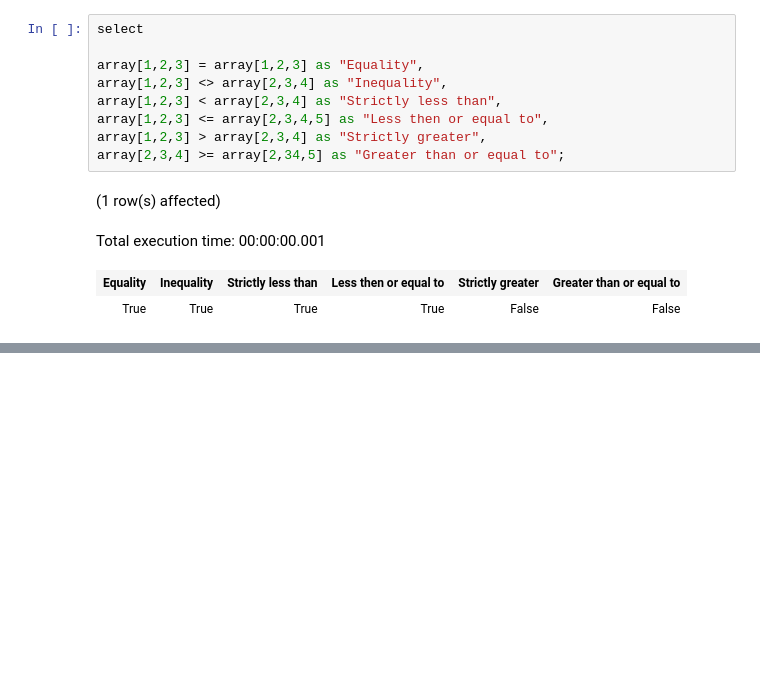
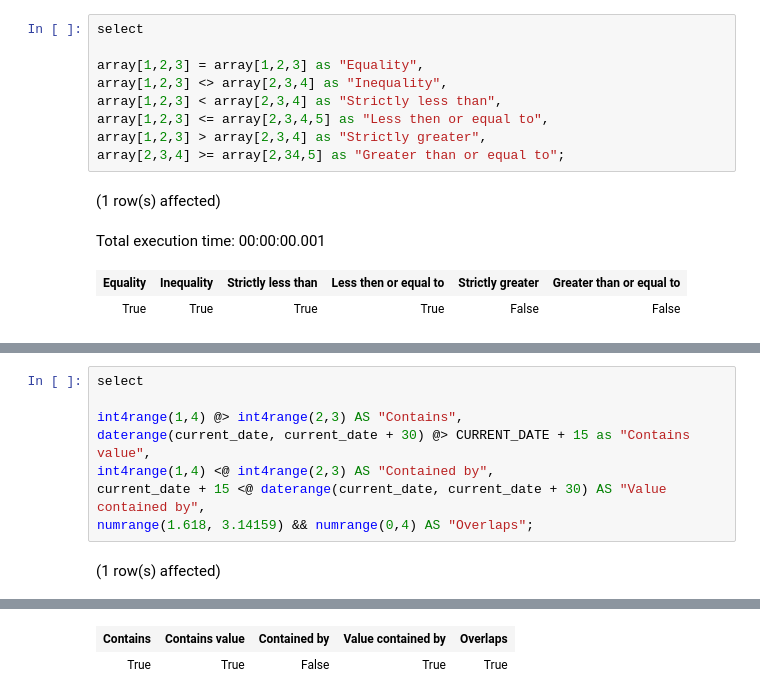
Before and after one commit to yaowenqiang/postgresql_functions_playbook, a Jupyter notebook: Notebook-1.ipynb, the cells around one changed output, grey strips where cells are left out. Drawn from its saved outputs; the diff is of its cells as text; blank space fills up the shorter version.

```diff
--- a/Notebook-1.ipynb
+++ b/Notebook-1.ipynb
@@ -1866,0 +1880,10 @@ Total execution time: 00:00:00.001
+# %%
+select
+
+int4range(1,4) @> int4range(2,3) AS "Contains",
+daterange(current_date, current_date + 30) @> CURRENT_DATE + 15 as "Contains value",
+int4range(1,4) <@ int4range(2,3) AS "Contained by",
+current_date + 15 <@ daterange(current_date, current_date + 30) AS "Value contained by",
+numrange(1.618, 3.14159) && numrange(0,4) AS "Overlaps";
+# %% [output]
+(1 row(s) affected)
@@ -1866,0 +1891,2 @@ Total execution time: 00:00:00.001
+| Contains | Contains value | Contained by | Value contained by | Overlaps |
+| True | True | False | True | True |
```
Also changed, not shown: parts of 17 cells of this notebook.
